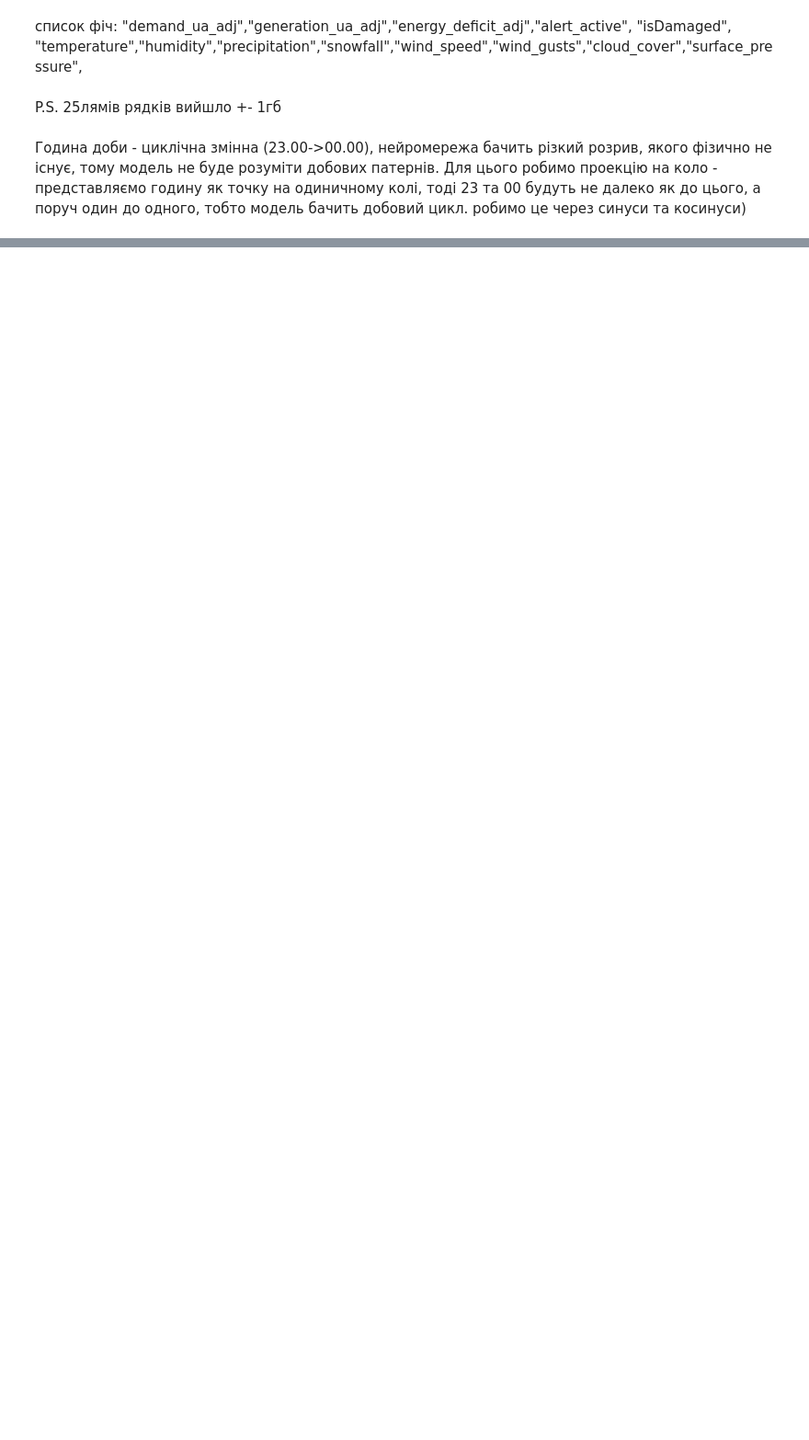
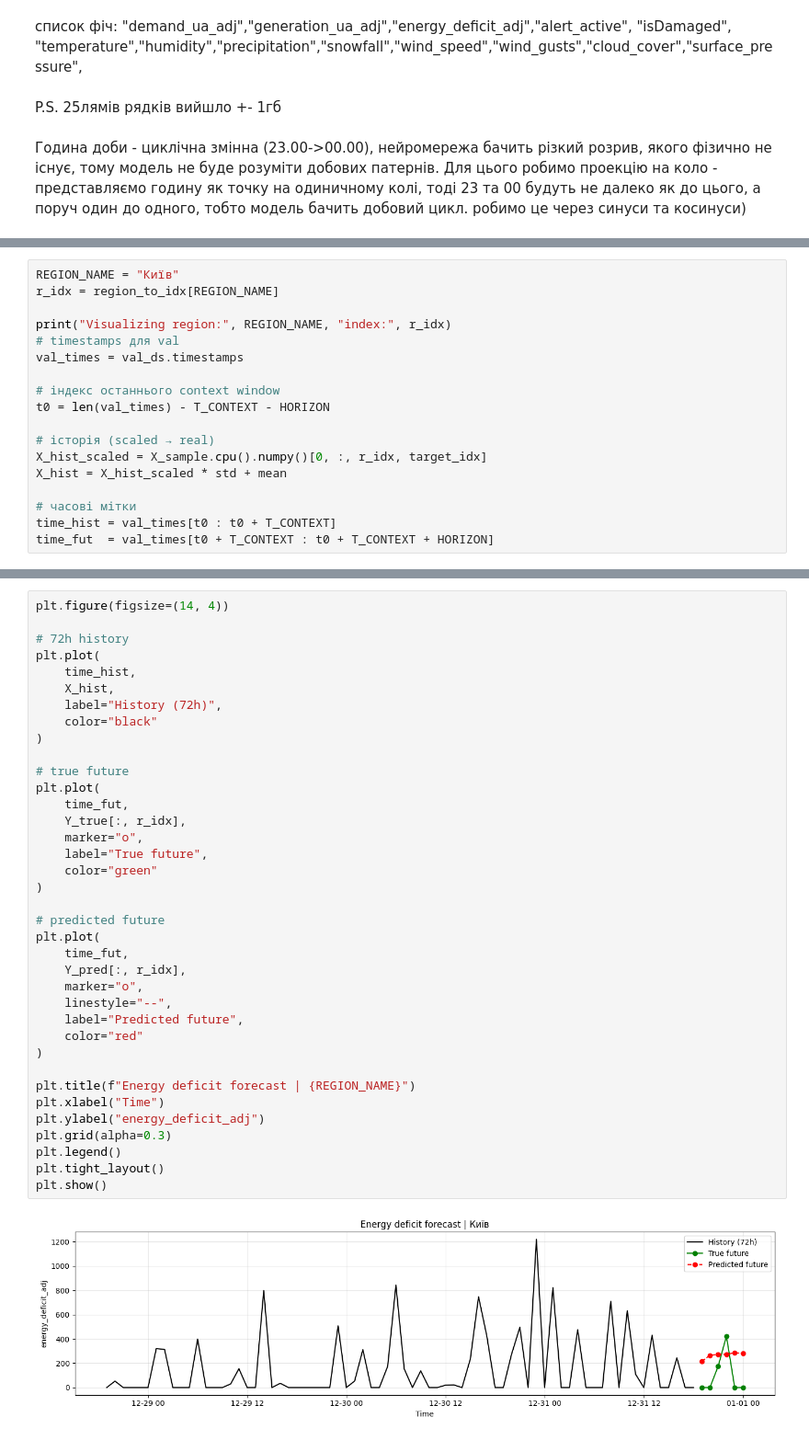
Before and after one commit to dmytrobuhai/AI-Uncertainty-Aware-Energy-Orchestrator, a Jupyter notebook: LOAD_AGENT_TRAIN.ipynb, the cells around one changed output, grey strips where cells are left out. Shown at 92% size. Drawn from its saved outputs; the diff is of its cells as text; blank space fills up the shorter version.

```diff
--- a/LOAD_AGENT_TRAIN.ipynb
+++ b/LOAD_AGENT_TRAIN.ipynb
@@ -261,0 +325,18 @@ def predict_next_24h(df_last_window):
+# %%
+REGION_NAME = "Київ"
+r_idx = region_to_idx[REGION_NAME]
+
+print("Visualizing region:", REGION_NAME, "index:", r_idx)
+# timestamps для val
+val_times = val_ds.timestamps
+
+# індекс останнього context window
+t0 = len(val_times) - T_CONTEXT - HORIZON
+
+# історія (scaled → real)
+X_hist_scaled = X_sample.cpu().numpy()[0, :, r_idx, target_idx]
+X_hist = X_hist_scaled * std + mean
+
+# часові мітки
+time_hist = val_times[t0 : t0 + T_CONTEXT]
+time_fut  = val_times[t0 + T_CONTEXT : t0 + T_CONTEXT + HORIZON]
@@ -261,0 +345,39 @@ def predict_next_24h(df_last_window):
+# %%
+plt.figure(figsize=(14, 4))
+
+# 72h history
+plt.plot(
+    time_hist,
+    X_hist,
+    label="History (72h)",
+    color="black"
+)
+
+# true future
+plt.plot(
+    time_fut,
+    Y_true[:, r_idx],
+    marker="o",
+    label="True future",
+    color="green"
+)
+
+# predicted future
+plt.plot(
+    time_fut,
+    Y_pred[:, r_idx],
+    marker="o",
+    linestyle="--",
+    label="Predicted future",
+    color="red"
+)
+
+plt.title(f"Energy deficit forecast | {REGION_NAME}")
+plt.xlabel("Time")
+plt.ylabel("energy_deficit_adj")
+plt.grid(alpha=0.3)
+plt.legend()
+plt.tight_layout()
+plt.show()
+# %% [output]
+[figure, added]
```
Also changed, not shown: parts of 21 cells of this notebook, 5 other files.
